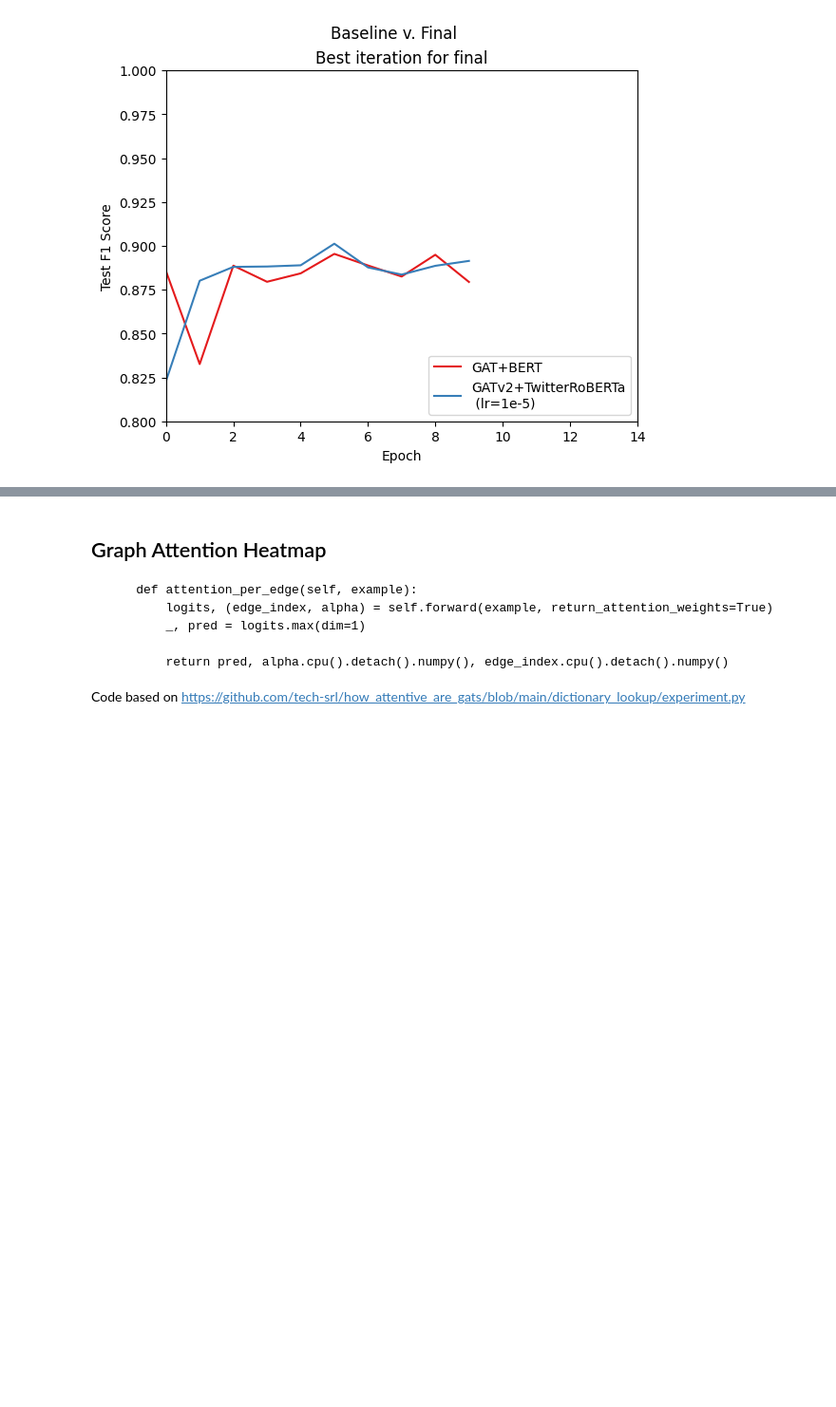
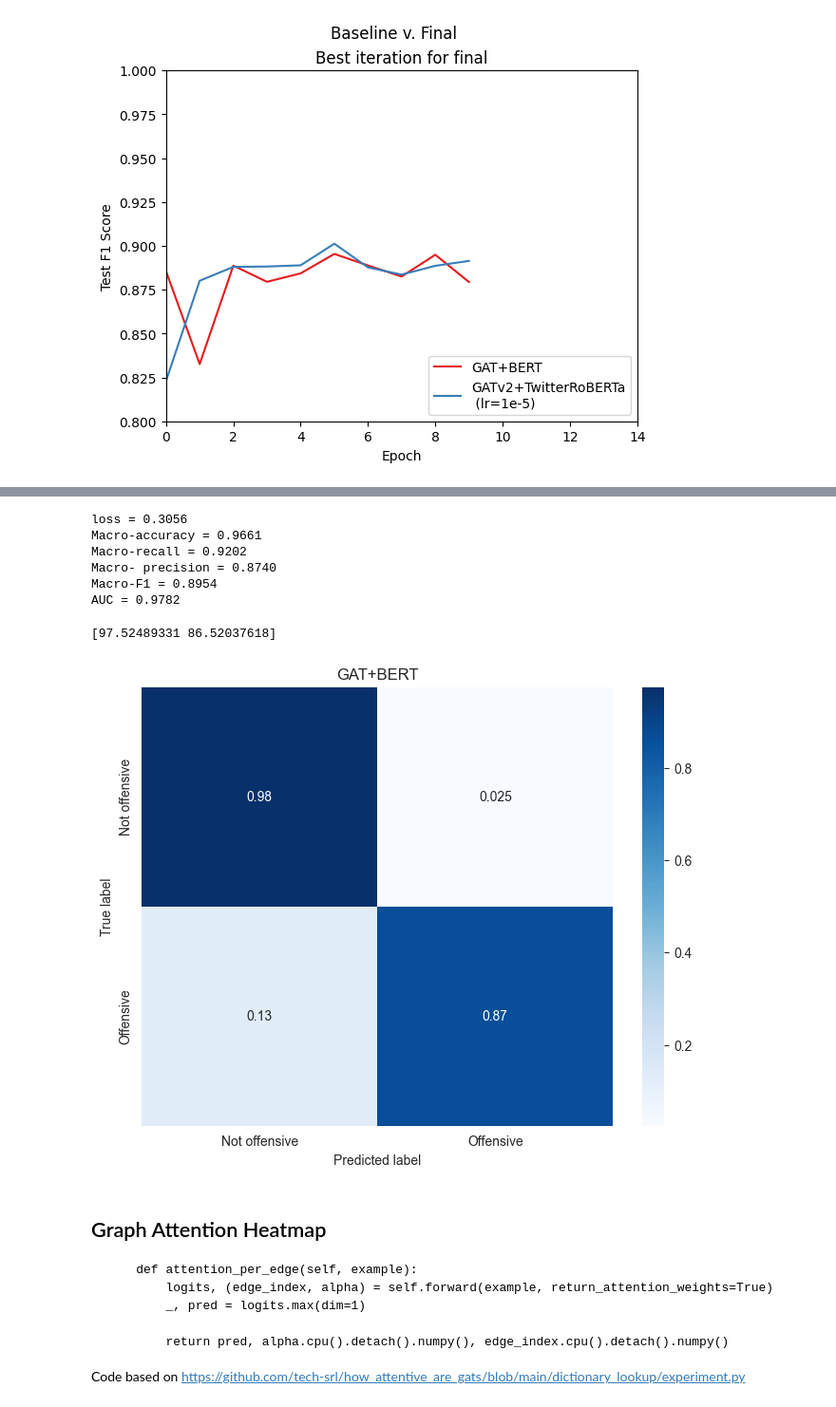
Before and after one commit to guptaviha/GF-OLD, a Jupyter notebook: examples/plots.ipynb, the cells around one changed output, grey strips where cells are left out. Shown at 95% size. Cells and saved outputs as stored; diff of their text form; code cells hidden in the pictures; blank space fills up the shorter version.

```diff
--- a/examples/plots.ipynb
+++ b/examples/plots.ipynb
@@ -455,3 +693,34 @@ Text(0.5, 1.0, 'Best iteration for final')
+# %%
+y_pred, y_prob, y_true = eval(model, g, features, device, criterion,bs)
+# %% [output]
+loss = 0.3056
+Macro-accuracy = 0.9661
+Macro-recall = 0.9202
+Macro- precision = 0.8740
+Macro-F1 = 0.8954
+AUC = 0.9782
+# %%
+from sklearn.metrics import confusion_matrix
+import seaborn as sns
+
+cm = confusion_matrix(y_true, y_pred, normalize='true')
+class_accuracy = 100 * cm.diagonal()/cm.sum(1)
+print(class_accuracy)
+
+plt.figure(figsize=(8,6))
+class_names = ['Not offensive', 'Offensive']
+
+df_cm = pd.DataFrame(cm, index=class_names, columns=class_names)
+heatmap = sns.heatmap(df_cm, cmap='Blues', annot=True)
+
+plt.ylabel('True label')
+plt.xlabel('Predicted label')
+plt.title('GAT+BERT')
+plt.savefig("../publish/images/cm_baseline.png", dpi=300)
+plt.show()
+# %% [output]
+[97.52489331 86.52037618]
+[figure, added]
 # %% [markdown]
 ## Graph Attention Heatmap
 
```
Also changed, not shown: parts of 23 cells of this notebook, 1 other file.
